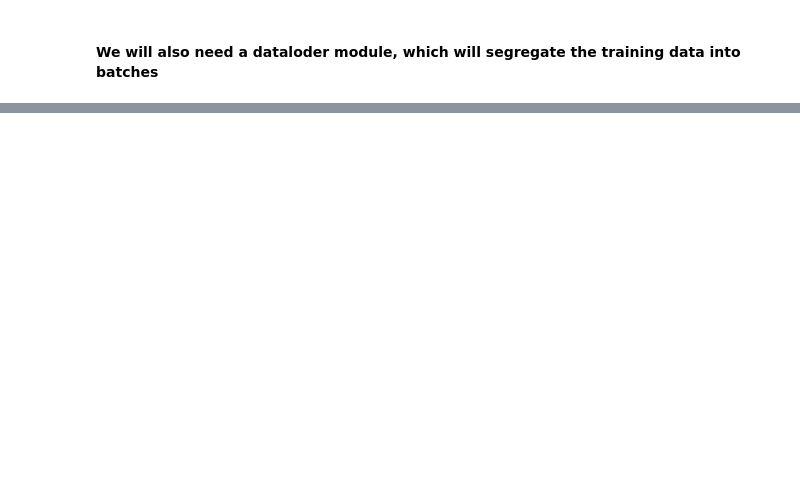
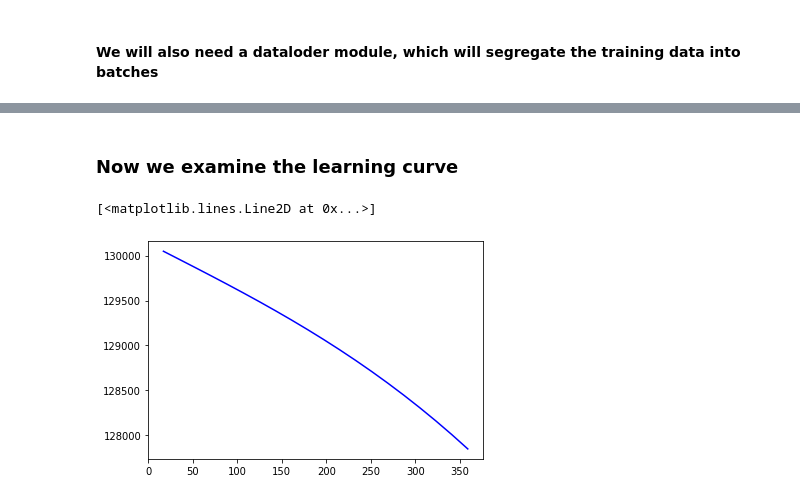
Before and after one commit to CPMpy/cpmpy, a Jupyter notebook: examples/advanced/predict_plus_optimizeupdatedwithRanking.ipynb, the cells around one changed output, grey strips where cells are left out. Drawn from its saved outputs; the diff is of its cells as text; code cells hidden in the pictures; blank space fills up the shorter version.

```diff
--- a/examples/advanced/predict_plus_optimizeupdatedwithRanking.ipynb
+++ b/examples/advanced/predict_plus_optimizeupdatedwithRanking.ipynb
@@ -85,15 +97,0 @@ print(x_train.shape)
-# %%
-scaler = StandardScaler()
-x_train = scaler.fit_transform(x_train)
-x_test = scaler.transform(x_test)
-x_train = x_train.reshape(-1,48,x_train.shape[1])
-y_train = y_train.reshape(-1,48)
-x_test = x_test.reshape(-1,48,x_test.shape[1])
-y_test = y_test.reshape(-1,48)
-x_test = x_test[:50]
-y_test = y_test[:50]
-print("Number of instances in training {} and testing {}".format(x_train.shape, x_test.shape))
-## we now randomize the training and test data
-x = np.concatenate((x_train, x_test), axis=0)
-y = np.concatenate((y_train,y_test), axis=0)
-x,y = sklearn.utils.shuffle(x,y,random_state=0)
@@ -409,0 +245,3 @@ class problem_solver:
+# %%
+log_dir = "lightning_logs/Twostage/"
+shutil.rmtree(log_dir,ignore_errors=True)
@@ -409,0 +268,28 @@ class problem_solver:
+# %% [markdown]
+### Now we examine the learning curve
+# %%
+parent_dir=   log_dir+"default/"
+version_dirs = [os.path.join(parent_dir,v) for v in os.listdir(parent_dir)]
+
+walltimes = []
+steps = []
+regrets= []
+mses = []
+for logs in version_dirs:
+    event_accumulator = EventAccumulator(logs)
+    event_accumulator.Reload()
+
+    events = event_accumulator.Scalars("val_regret_epoch")
+    walltimes.extend( [x.wall_time for x in events])
+    steps.extend([x.step for x in events])
+    regrets.extend([x.value for x in events])
+    events = event_accumulator.Scalars("val_mse_epoch")
+    mses.extend([x.value for x in events])
+mse_lr = pd.DataFrame({"step": steps,'wall_time':walltimes,  "val_regret": regrets,
+ "val_mse": mses })
+mse_lr ['model'] ='mse'
+# %%
+plt.plot(steps,mses,'b')
+# %% [output]
+[<matplotlib.lines.Line2D at 0x...>]
+[figure, added]
```
Also changed, not shown: parts of 77 cells of this notebook.
